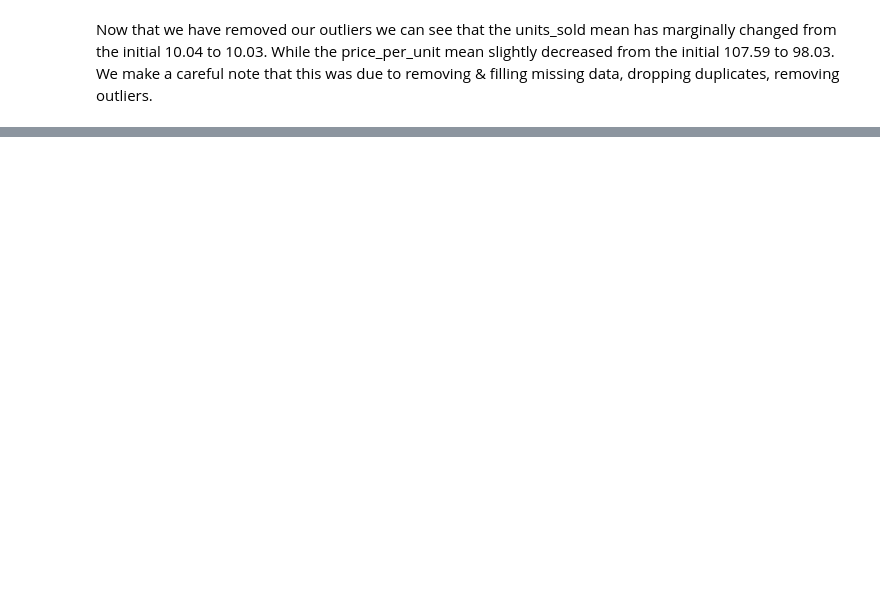
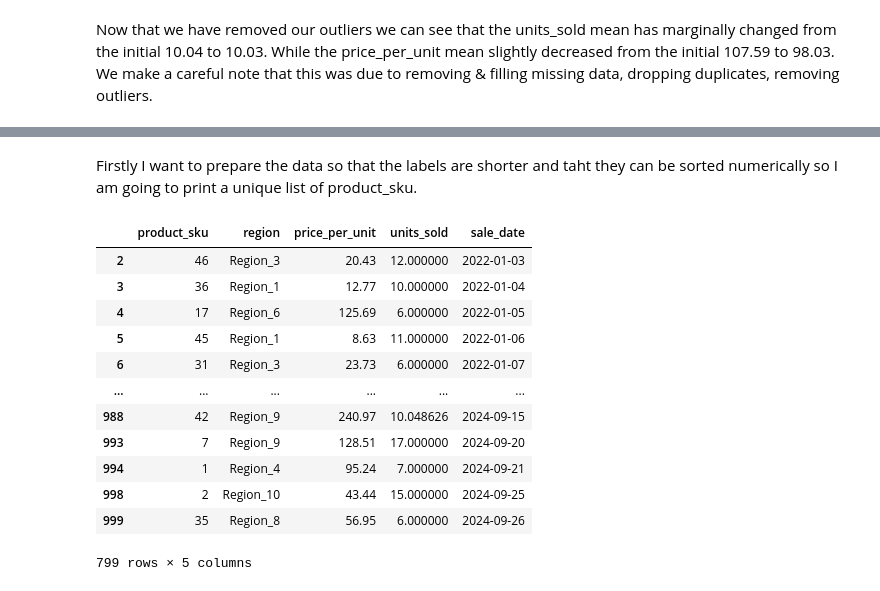
Before and after one commit to ajkam/schulich_data_science, a Jupyter notebook: Assignments/Assignment_1_v2.ipynb, the cells around one changed output, grey strips where cells are left out. Drawn from its saved outputs; the diff is of its cells as text; code cells hidden in the pictures; blank space fills up the shorter version.

```diff
--- a/Assignments/Assignment_1_v2.ipynb
+++ b/Assignments/Assignment_1_v2.ipynb
@@ -254,23 +587,40 @@ print(df['product_sku'].unique())
+# %% [markdown]
+Firstly I want to prepare the data so that the labels are shorter and taht they can be sorted numerically so I am going to print a unique list of product_sku.
 # %%
 
 df = df.replace(['Product_46', 'Product_36', 'Product_17', 'Product_45', 'Product_31',
  'Product_18', 'Product_16', 'Product_9', 'Product_20', 'Product_1',
  'Product_2', 'Product_3', 'Product_43', 'Product_33', 'Product_14',
  'Product_50', 'Product_6', 'Product_13', 'Product_11', 'Product_27',
  'Product_28', 'Product_24', 'Product_34', 'Product_25', 'Product_4',
  'Product_48', 'Product_10', 'Product_49', 'Product_12', 'Product_42',
  'Product_5', 'Product_26', 'Product_8', 'Product_37', 'Product_22',
  'Product_32', 'Product_23', 'Product_35', 'Product_15', 'Product_29',
  'Product_44', 'Product_47', 'Product_41', 'Product_39', 'Product_30',
- 'Product_40', 'Product_21', 'Product_38', 'Product_19', 'Product_7'], ['P46', 'P36', 'P17', 'P45', 'P31',
- 'P18', 'P16', 'P9', 'P20', 'P1',
- 'P2', 'P3', 'P43', 'P33', 'P14',
- 'P50', 'P6', 'P13', 'P11', 'P27',
- 'P28', 'P24', 'P34', 'P25', 'P4',
- 'P48', 'P10', 'P49', 'P12', 'P42',
- 'P5', 'P26', 'P8', 'P37', 'P22',
- 'P32', 'P23', 'P35', 'P15', 'P29',
- 'P44', 'P47', 'P41', 'P39', 'P30',
- 'P40', 'P21', 'P38', 'P19', 'P7'])
+ 'Product_40', 'Product_21', 'Product_38', 'Product_19', 'Product_7'], [46, 36, 17, 45, 31,
+ 18, 16, 9, 20, 1,
+ 2, 3, 43, 33, 14,
+ 50, 6, 13, 11, 27,
+ 28, 24, 34, 25, 4,
+ 48, 10, 49, 12, 42,
+ 5, 26, 8, 37, 22,
+ 32, 23, 35, 15, 29,
+ 44, 47, 41, 39, 30,
+ 40, 21, 38, 19, 7]
+)
 
 df
+# %% [output]
+|  | product_sku | region | price_per_unit | units_sold | sale_date |
+| 2 | 46 | Region_3 | 20.43 | 12.000000 | 2022-01-03 |
+| 3 | 36 | Region_1 | 12.77 | 10.000000 | 2022-01-04 |
+| 4 | 17 | Region_6 | 125.69 | 6.000000 | 2022-01-05 |
+| 5 | 45 | Region_1 | 8.63 | 11.000000 | 2022-01-06 |
+| 6 | 31 | Region_3 | 23.73 | 6.000000 | 2022-01-07 |
+| ... | ... | ... | ... | ... | ... |
+| 988 | 42 | Region_9 | 240.97 | 10.048626 | 2024-09-15 |
+| 993 | 7 | Region_9 | 128.51 | 17.000000 | 2024-09-20 |
+| 994 | 1 | Region_4 | 95.24 | 7.000000 | 2024-09-21 |
+| 998 | 2 | Region_10 | 43.44 | 15.000000 | 2024-09-25 |
+| 999 | 35 | Region_8 | 56.95 | 6.000000 | 2024-09-26 |
+799 rows × 5 columns
```
Also changed, not shown: parts of 88 cells of this notebook.
